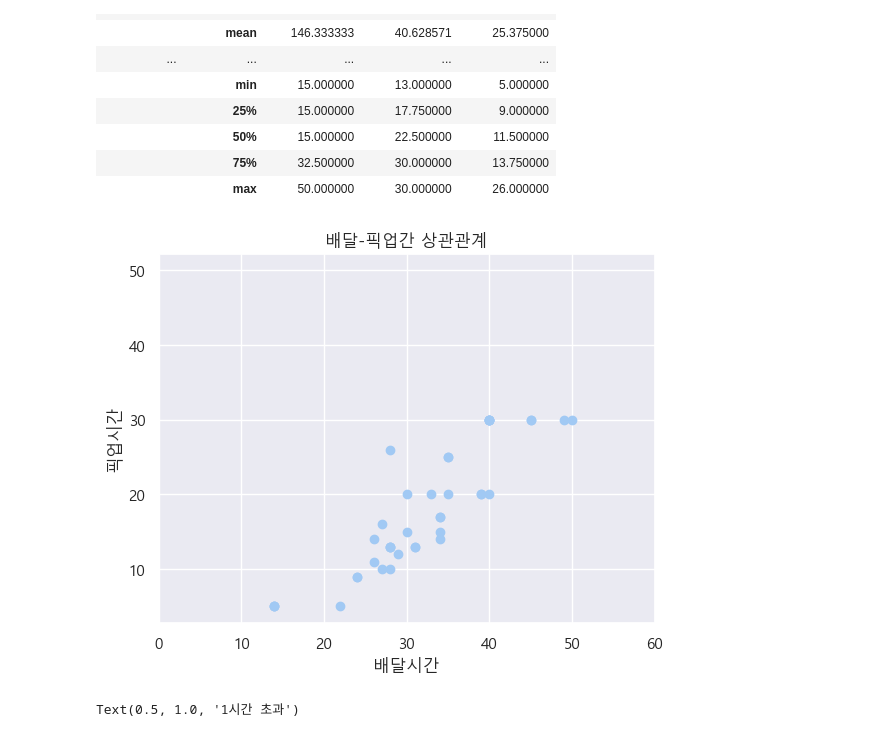
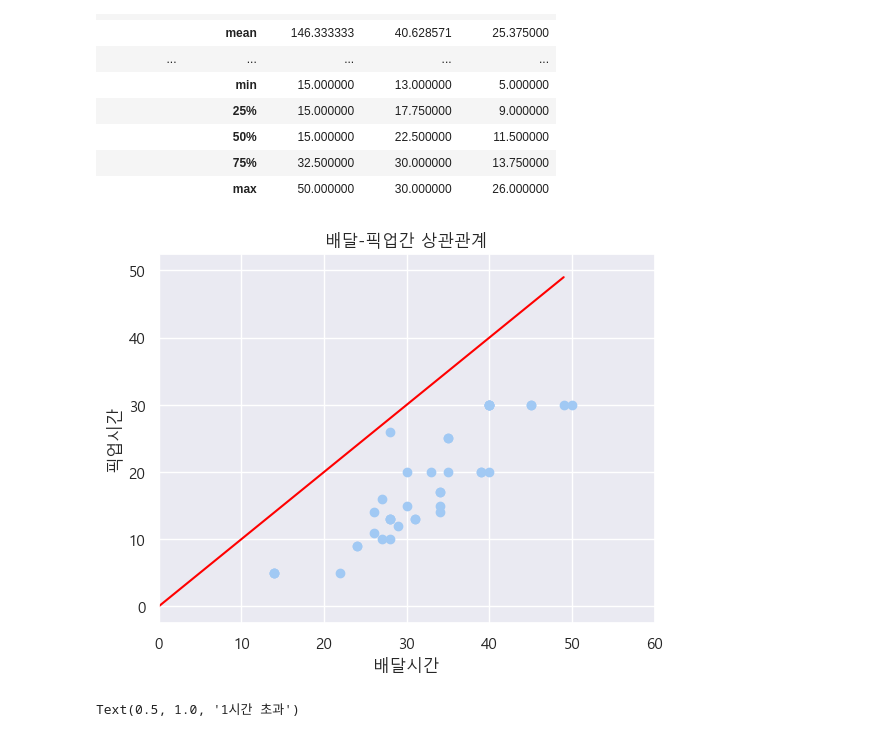
Before and after one commit to Team-HandL/project1, a Jupyter notebook: bms_ver03.ipynb, the cells around one changed output. Drawn from its saved outputs; the diff is of its cells as text; code cells hidden in the pictures.

```diff
--- a/bms_ver03.ipynb
+++ b/bms_ver03.ipynb
@@ -330,13 +331,14 @@ bms_df2_nonnull.groupby('배달시간분류').describe().T
 # %%
 # 배달시간의 이상치를 제외하고서 보면 양의 상관관계가 있음을 짐작할 수 있음
 plt.scatter(bms_df2_nonnull['배달시간(mid)'], bms_df2_nonnull['픽업시간(mid)'])
+plt.plot(range(0, 50), range(0, 50), color = 'red')
 plt.xlabel('배달시간')
 plt.ylabel('픽업시간')
 plt.xlim([0, 60])
 plt.title('배달-픽업간 상관관계')
 plt.show()
 # %% [output]
-[figure, old version]
+[figure, new version]
 # %%
 cat_count1 = bms_df2_nonnull.query('`배달시간분류` == "30분 이내"')['카테고리'].value_counts().sort_values(ascending=False)
 cat_count2 = bms_df2_nonnull.query('`배달시간분류` == "30분 ~ 1시간"')['카테고리'].value_counts().sort_values(ascending=False)
```
Also changed, not shown: parts of 2 cells of this notebook.
